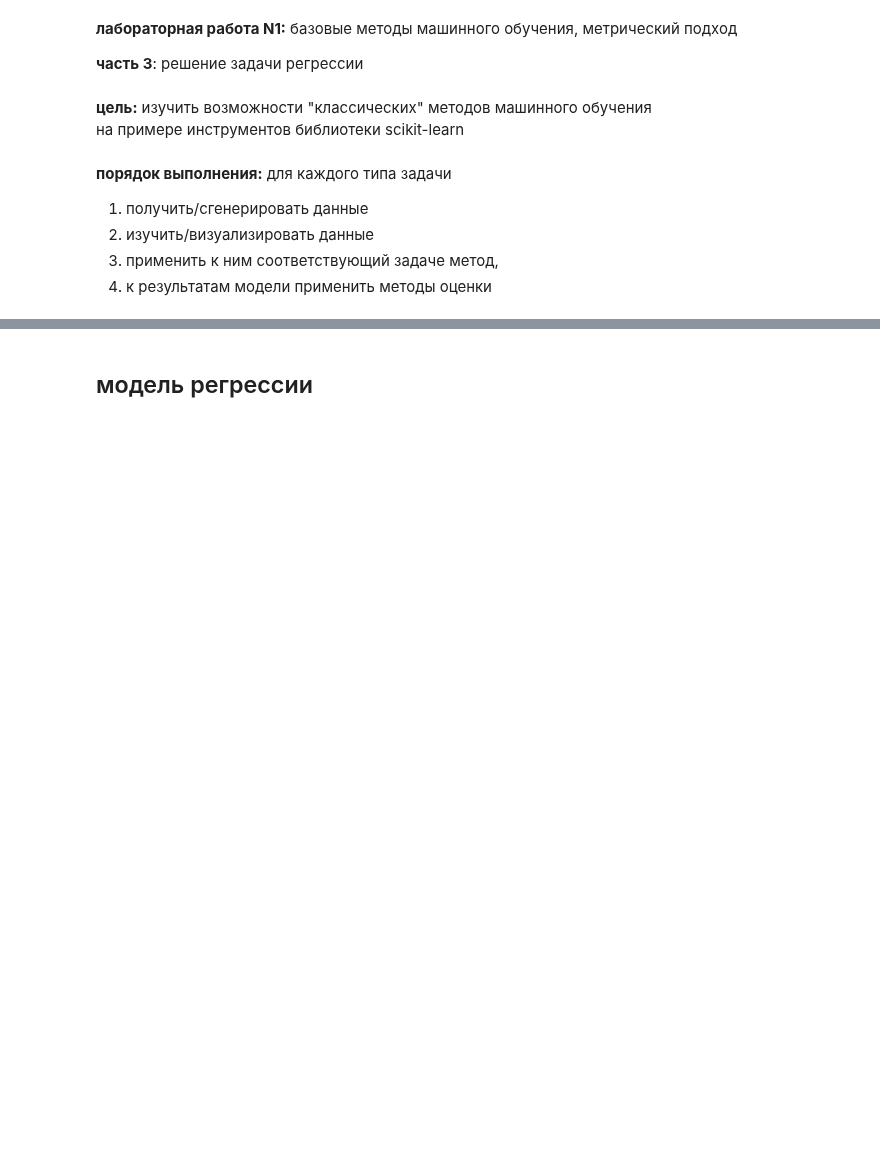
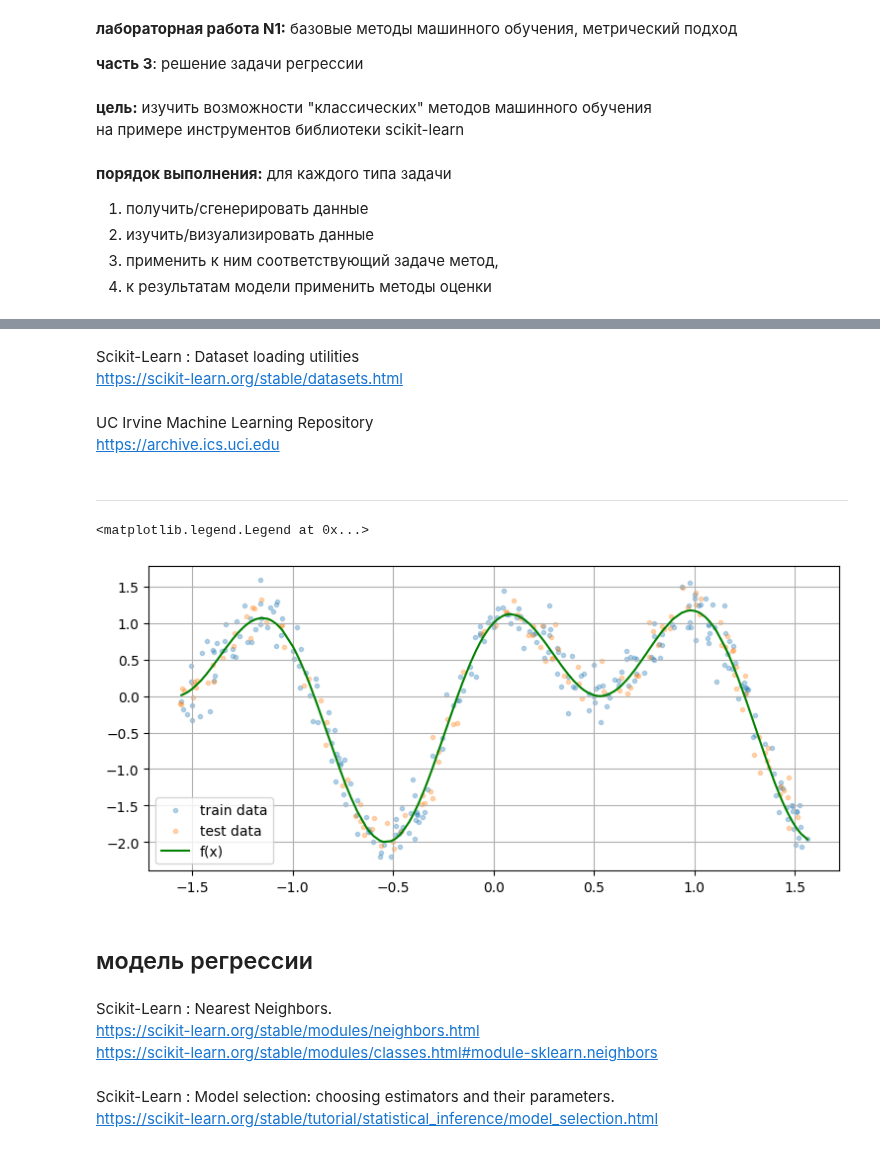
Before and after one commit to mechanoid5/ml_lectorium_2024_I, a Jupyter notebook: lab/01-metric/03-metric-regr.ipynb, the cells around one changed output, grey strips where cells are left out. Drawn from its saved outputs; the diff is of its cells as text; code cells hidden in the pictures; blank space fills up the shorter version.

```diff
--- a/lab/01-metric/03-metric-regr.ipynb
+++ b/lab/01-metric/03-metric-regr.ipynb
@@ -38,16 +21,0 @@ https://www.openml.org/search?type=data
-# %%
-import numpy as np
-from numpy import random as rng
-import matplotlib.pyplot as plt
-
-# генерируем набор данных
-n_samples=500
-X = np.linspace(-1,2,n_samples).reshape(-1,1)
-y = np.sin(X*2.9)+np.cos(X*5.9)+rng.rand(n_samples).reshape(-1,1)
-display(X.shape,y.shape)
-
-# рисуем исходные данные
-plt.figure(figsize=(8,8)) # размер картинки
-plt.scatter( x=X, y=y, s=10, alpha=0.7 ) # точки учебного набора
-plt.grid()
-plt.show()
@@ -58,3 +25,38 @@ plt.show()
+# %% [markdown]
+Scikit-Learn : Dataset loading utilities
+https://scikit-learn.org/stable/datasets.html
+# %% [markdown]
+UC Irvine Machine Learning Repository
+https://archive.ics.uci.edu
+# %% [markdown]
+---
+# %%
+# вариант 2: генерируем набор данных
+
+def f(x): return np.sin(x*2.9)+np.cos(x*5.9)
+
+def generate(n_samples=256, noise=.2):
+    x = (rng.rand(n_samples)-.5)*np.pi
+    x = np.sort(x)
+    return x.reshape(-1,1), (f(x)+rng.normal(0., noise, n_samples)).reshape(-1,1)
+
+X_train, y_train = generate()
+X_test, y_test = generate(n_samples=128)
+
+# рисуем результат
+fig,ax = plt.subplots(figsize=(9,4))
+ax.scatter(x=X_train,y=y_train,alpha=.3,marker='.',label='train data') # точки учебного набора
+ax.scatter(x=X_test,y=y_test,alpha=.3,marker='.',label='test data') # точки учебного набора
+ax.plot(X_train,f(X_train),c='g',label='f(x)')
+ax.grid()
+ax.legend()
+# %% [output]
+<matplotlib.legend.Legend at 0x...>
+[figure, added]
 # %% [markdown]
 ## модель регрессии
+# %% [markdown]
+Scikit-Learn : Nearest Neighbors.
+https://scikit-learn.org/stable/modules/neighbors.html
+https://scikit-learn.org/stable/modules/classes.html#module-sklearn.neighbors
 # %%
@@ -62,2 +63,5 @@ plt.show()
 from sklearn.neighbors import KNeighborsRegressor
+# %% [markdown]
+Scikit-Learn : Model selection: choosing estimators and their parameters.
+https://scikit-learn.org/stable/tutorial/statistical_inference/model_selection.html
 # %%
```
Also changed, not shown: parts of 16 cells of this notebook, 45 other files.
